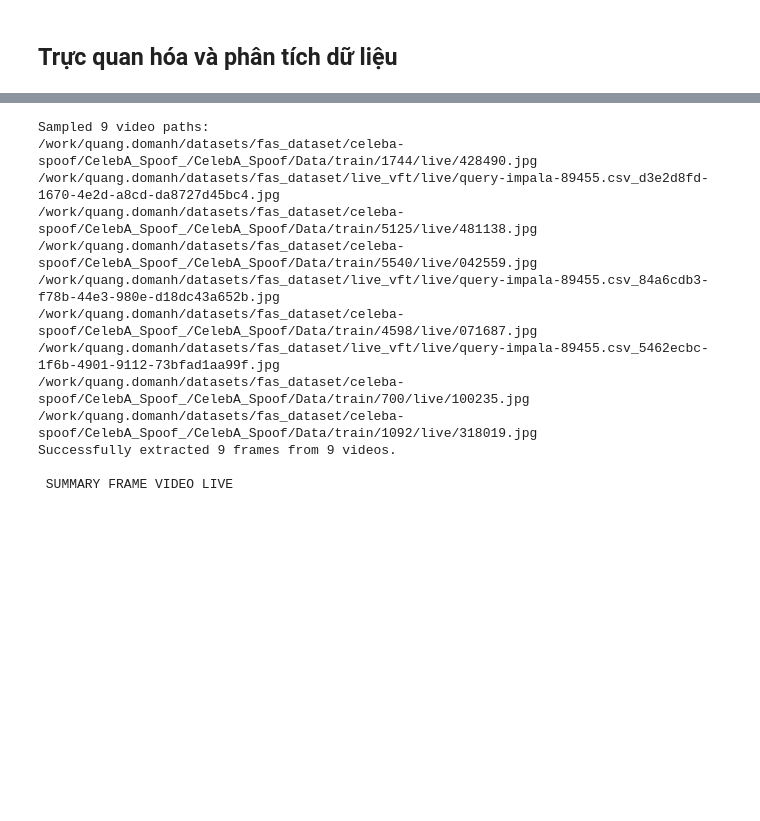
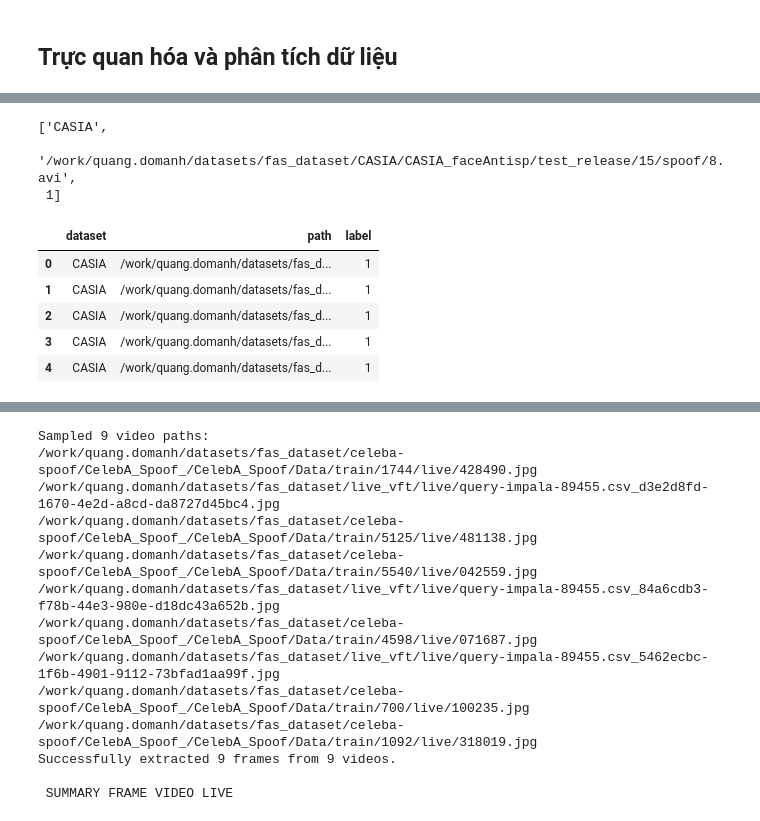
Before and after one commit to optivisionlab/face-anti-spoofing, a Jupyter notebook: AI_Problem_Vision_FAS.ipynb, the cells around one changed output, grey strips where cells are left out. Cells and saved outputs as stored; diff of their text form; code cells hidden in the pictures; blank space fills up the shorter version.

```diff
--- a/AI_Problem_Vision_FAS.ipynb
+++ b/AI_Problem_Vision_FAS.ipynb
@@ -2,0 +39,56 @@
+# %%
+import os
+from pathlib import Path
+
+
+dirs = {
+    'CASIA': '/work/quang.domanh/datasets/fas_dataset/CASIA/CASIA_faceAntisp', # CASIA
+    'celeba': '/work/quang.domanh/datasets/fas_dataset/celeba-spoof/CelebA_Spoof_/CelebA_Spoof/Data', # celeba
+    'MSU': '/work/quang.domanh/datasets/fas_dataset/MSU-MFSD/scene01', # MSU-MFSD
+    'SiW': '/work/quang.domanh/datasets/fas_dataset/SiW-Mv2/SiW-Mv2', # SiW
+    'VFT': '/work/quang.domanh/datasets/fas_dataset/live_vft/live',
+}
+
+dist_path = {
+    'CASIA': [],
+    'celeba': [],
+    'MSU': [],
+    'SiW': [],
+    'VFT': [],
+}
+
+csv_data = []
+
+for key in dirs.keys():
+    for (root, _, files) in os.walk(dirs[key]):
+        if len(files) > 0:
+            path_files = []
+            flag = 1
+            for file in files:
+                if Path(file).suffix in ['.txt', '.face', '.pdf']:
+                    continue
+                path = os.path.join(root, file)
+                if 'live' in path.lower() or 'real' in path.lower():
+                    flag = 0
+                csv_data.append([key, path, flag])
+                path_files.append(path)
+            dist_path[key] += path_files
+# %%
+csv_data[0]
+# %% [output]
+['CASIA',
+ '/work/quang.domanh/datasets/fas_dataset/CASIA/CASIA_faceAntisp/test_release/15/spoof/8.avi',
+ 1]
+# %%
+import pandas as pd
+
+df_fas = pd.DataFrame(csv_data, columns=['dataset', 'path', 'label'])
+df_fas.to_csv("/work/quang.domanh/face-anti-spoofing/csv_data/fas_dataset.csv", index=False)
+df_fas.head()
+# %% [output]
+|  | dataset | path | label |
+| 0 | CASIA | /work/quang.domanh/datasets/fas_d... | 1 |
+| 1 | CASIA | /work/quang.domanh/datasets/fas_d... | 1 |
+| 2 | CASIA | /work/quang.domanh/datasets/fas_d... | 1 |
+| 3 | CASIA | /work/quang.domanh/datasets/fas_d... | 1 |
+| 4 | CASIA | /work/quang.domanh/datasets/fas_d... | 1 |
```
Also changed, not shown: parts of 27 cells of this notebook, 4 other files.
